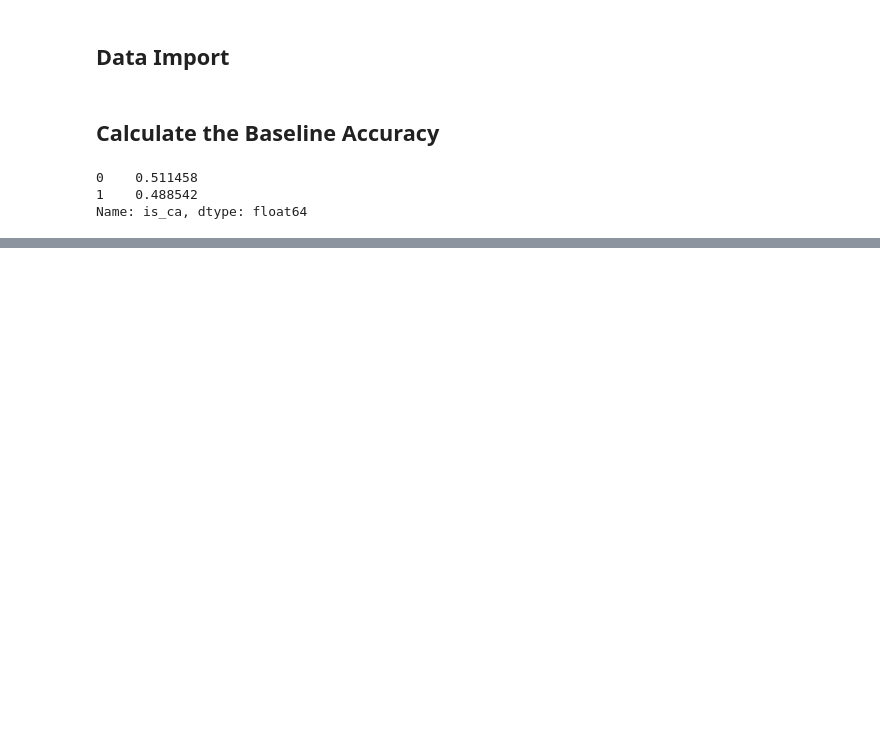
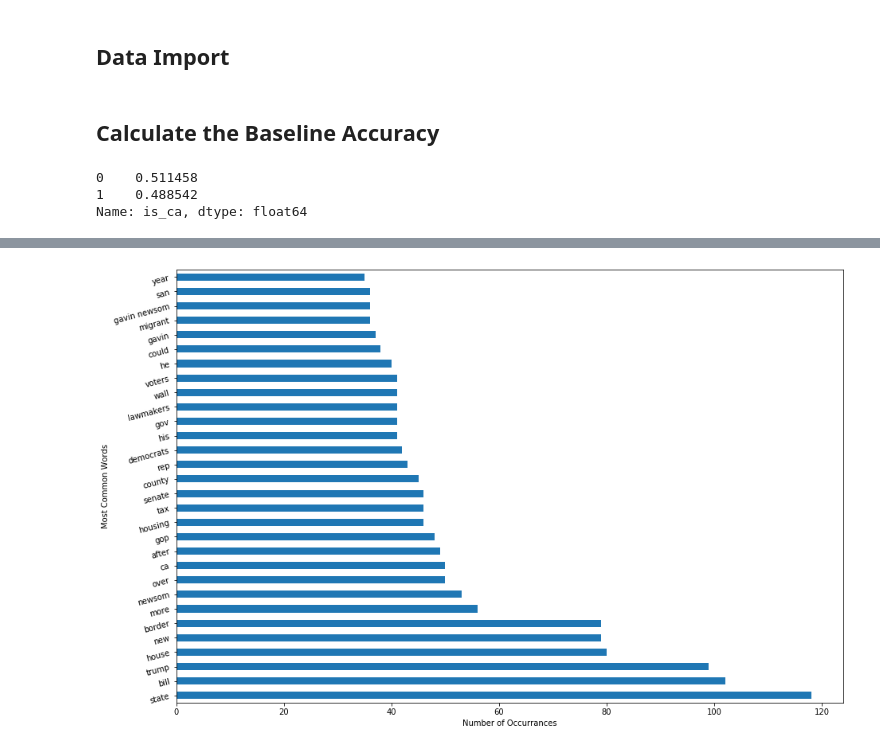
Before and after one commit to pwalesdi/GA_Project_3, a Jupyter notebook: Project_3_Data_Modeling.ipynb, the cells around one changed output, grey strips where cells are left out. Saved outputs shown, nothing was run; the diff lists cells and outputs as text; code cells hidden in the pictures; blank space fills up the shorter version.

```diff
--- a/Project_3_Data_Modeling.ipynb
+++ b/Project_3_Data_Modeling.ipynb
@@ -117,11 +111,16 @@ Fitting 5 folds for each of 96 candidates, totalling 480 fits
 # %%
-stop_words = ['to', 'the', 'in', 'of', 'for', 'and', 'on', 'is', 'it', 'with', 'what', 'about', 'are', 'as', 'from', 'at', 'will', 'that', 'says', 'by', 'be', 'this', 'can', 'has', 'how', 'california', 'texas']
+X = df_reddit['title']
+y = df_reddit['is_ca']
+X_train, X_test, y_train, y_test = train_test_split(X, y, stratify=y, random_state=79)
+
+stop_words = ['to', 'the', 'in', 'of', 'for', 'and', 'on', 'is', 'it', 'with', 'what', 'about', 'are', 'as', 'from', 'at', 'will', 'that', 'says', 'by', 'be', 'this', 'can', 'has', 'how', 'up', 'not', 'but', 'they', 'california', 'texas']
 vectorizer = CountVectorizer(tokenizer = None,
                             preprocessor = None,
                             stop_words = frozenset(stop_words),
                             max_features = 1500,
-                            ngram_range= (1,1),
+                            ngram_range= (1,2),
                             analyzer = 'word',
+
                             min_df=3)
 vectorizer.fit(X_train)
 X_train = vectorizer.transform(X_train)
@@ -134,2 +151,11 @@ X_train_df.sum().sort_values(ascending=False)
+# %%
+plt.figure(figsize=(15,10))
+X_train_df.sum().sort_values(ascending=False).head(30).plot.barh(color='tab:blue')
+plt.yticks(rotation=15)
+plt.xlabel("Number of Occurrances")
+plt.ylabel("Most Common Words")
+plt.show()
+# %% [output]
+[figure, added]
 # %%
 X_test_df.sum().sort_values(ascending=False)
```
Also changed, not shown: parts of 34 cells of this notebook.
